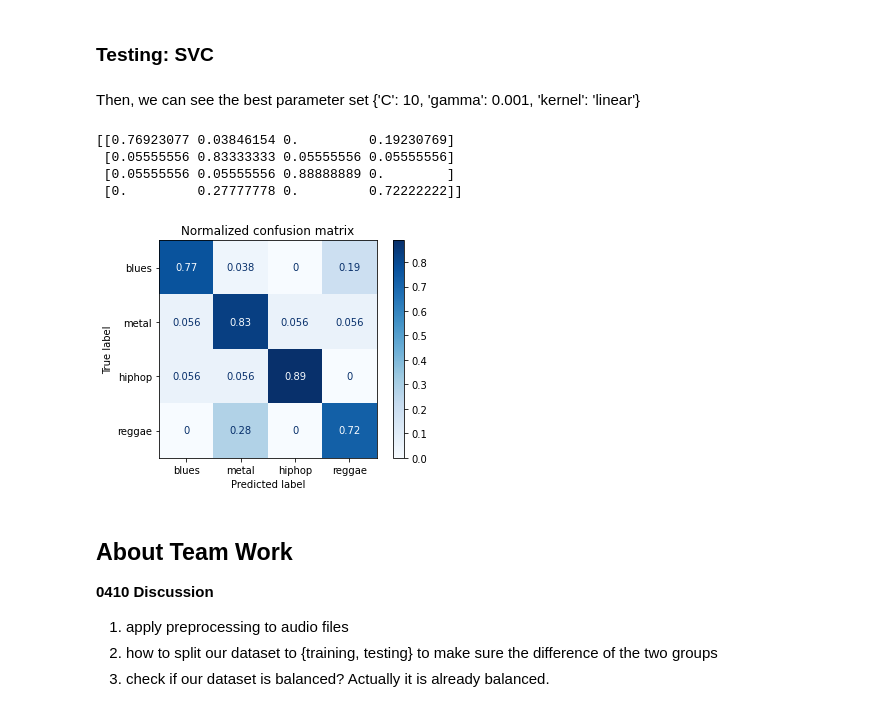
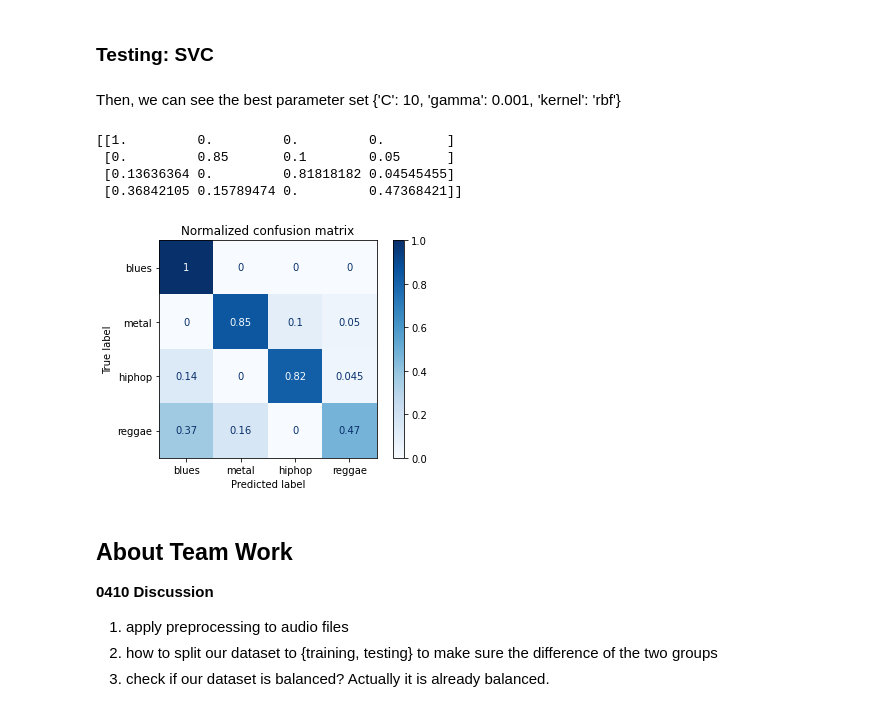
Before and after one commit to yilin10/MusicalGenreClassification, a Jupyter notebook: Assignment1.ipynb, the cells around one changed output. Cells and saved outputs as stored; diff of their text form; code cells hidden in the pictures.

Commit message:
update results plots

```diff
--- a/Assignment1.ipynb
+++ b/Assignment1.ipynb
@@ -1005,29 +1003,29 @@ weighted avg       0.81      0.80      0.80        80
 ### Testing: SVC
 # %% [markdown]
 Then, we can see the best parameter set
-{'C': 10, 'gamma': 0.001, 'kernel': 'linear'}
+{'C': 10, 'gamma': 0.001, 'kernel': 'rbf'}
 # %%
 from sklearn.metrics import plot_confusion_matrix
 # plot confusion matrix
 title = "Normalized confusion matrix"
-clf = svm.SVC(C=1000.0,kernel ='rbf',gamma= 0.0001,)
+clf = svm.SVC(C=10.0,kernel ='rbf',gamma= 0.001,)
 clf.fit(X, Y)
 disp = plot_confusion_matrix(clf,X_test, y_test,
                                  display_labels=genre_analysis_list, # genre names list
                                  cmap=plt.cm.Blues,
                                  normalize='true')
 disp.ax_.set_title(title)
 
 print()
 print(disp.confusion_matrix)
 
 plt.show()
 # %% [output]
-[[0.76923077 0.03846154 0.         0.19230769]
- [0.05555556 0.83333333 0.05555556 0.05555556]
- [0.05555556 0.05555556 0.88888889 0.        ]
- [0.         0.27777778 0.         0.72222222]]
+[[1.         0.         0.         0.        ]
+ [0.         0.85       0.1        0.05      ]
+ [0.13636364 0.         0.81818182 0.04545455]
+ [0.36842105 0.15789474 0.         0.47368421]]
-[figure, old version]
+[figure, new version]
 # %% [markdown]
 ## About Team Work
 **0410 Discussion**
```
Also changed, not shown: parts of 8 cells of this notebook.
